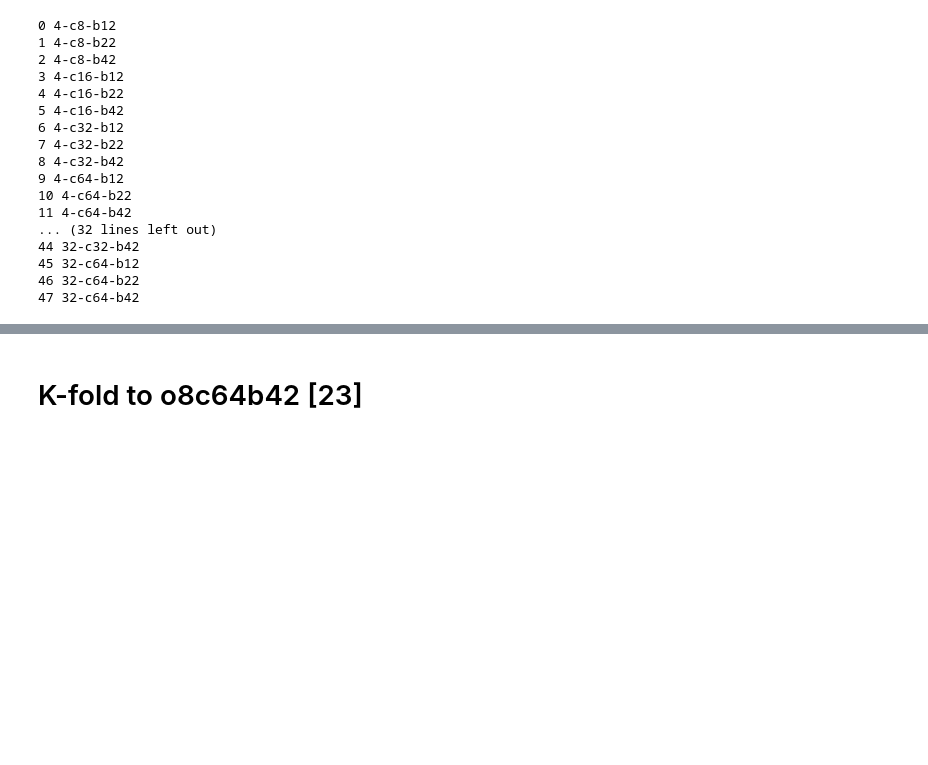
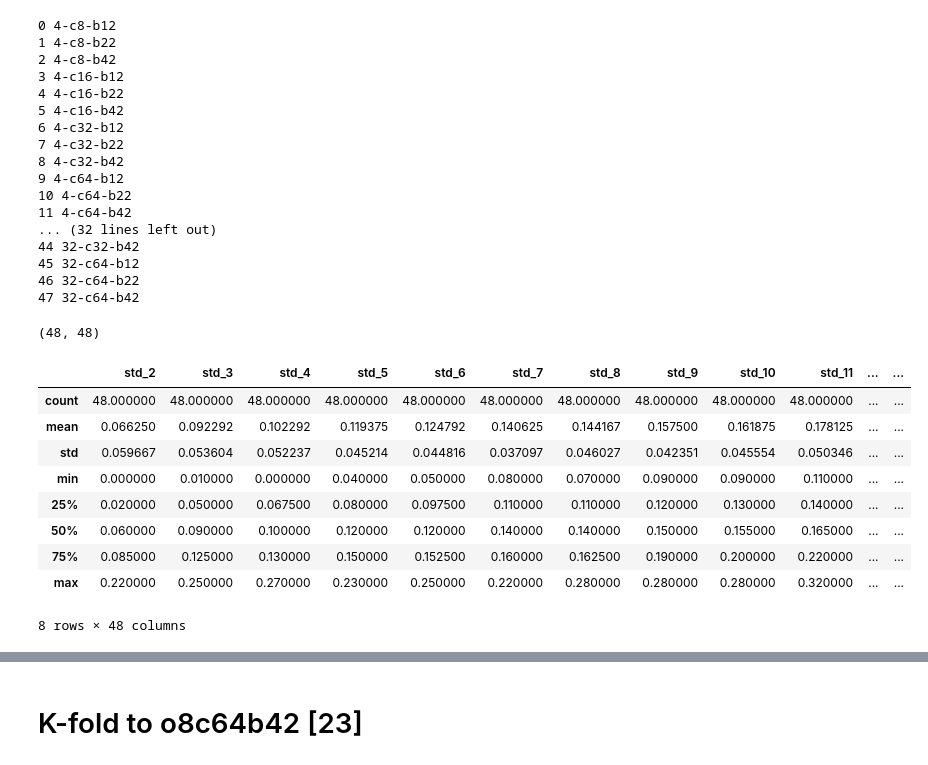
Before and after one commit to famarcar/Wear_Classification, a Jupyter notebook: DataAnalysis.ipynb, the cells around one changed output, grey strips where cells are left out. Cells and saved outputs as stored; diff of their text form; code cells hidden in the pictures; blank space fills up the shorter version.

```diff
--- a/DataAnalysis.ipynb
+++ b/DataAnalysis.ipynb
@@ -346,3 +393,20 @@ only_std_Tree_pd = Tree_pd.filter(items=list_std)
 45 32-c64-b12
 46 32-c64-b22
 47 32-c64-b42
+# %%
+Gaus_pd.filter(items=list_std).shape
+# %% [output]
+(48, 48)
+# %%
+only_std_Gaus_pd.describe()
+# %% [output]
+|  | std_2 | std_3 | std_4 | std_5 | std_6 | std_7 | std_8 | std_9 | std_10 | std_11 | ... | ... |
+| count | 48.000000 | 48.000000 | 48.000000 | 48.000000 | 48.000000 | 48.000000 | 48.000000 | 48.000000 | 48.000000 | 48.000000 | ... | ... |
+| mean | 0.066250 | 0.092292 | 0.102292 | 0.119375 | 0.124792 | 0.140625 | 0.144167 | 0.157500 | 0.161875 | 0.178125 | ... | ... |
+| std | 0.059667 | 0.053604 | 0.052237 | 0.045214 | 0.044816 | 0.037097 | 0.046027 | 0.042351 | 0.045554 | 0.050346 | ... | ... |
+| min | 0.000000 | 0.010000 | 0.000000 | 0.040000 | 0.050000 | 0.080000 | 0.070000 | 0.090000 | 0.090000 | 0.110000 | ... | ... |
+| 25% | 0.020000 | 0.050000 | 0.067500 | 0.080000 | 0.097500 | 0.110000 | 0.110000 | 0.120000 | 0.130000 | 0.140000 | ... | ... |
+| 50% | 0.060000 | 0.090000 | 0.100000 | 0.120000 | 0.120000 | 0.140000 | 0.140000 | 0.150000 | 0.155000 | 0.165000 | ... | ... |
+| 75% | 0.085000 | 0.125000 | 0.130000 | 0.150000 | 0.152500 | 0.160000 | 0.162500 | 0.190000 | 0.200000 | 0.220000 | ... | ... |
+| max | 0.220000 | 0.250000 | 0.270000 | 0.230000 | 0.250000 | 0.220000 | 0.280000 | 0.280000 | 0.280000 | 0.320000 | ... | ... |
+8 rows × 48 columns
```
Also changed, not shown: parts of 10 cells of this notebook, 14 other files.
